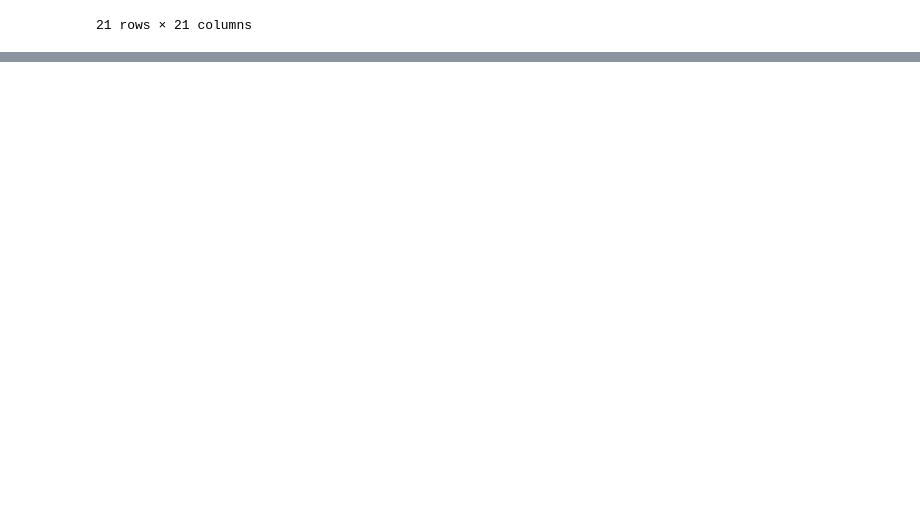
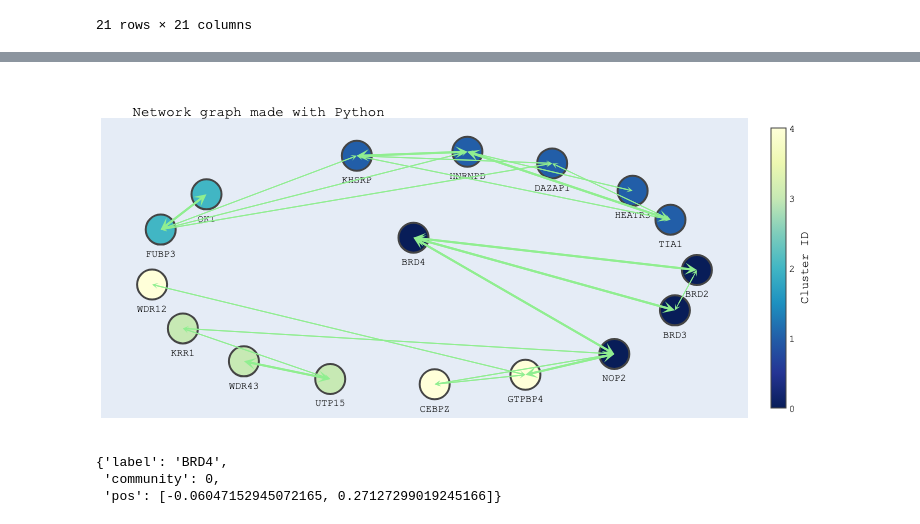
Before and after one commit to gyorilab/indra_may_institute, a Jupyter notebook: Module7.ipynb, the cells around one changed output, grey strips where cells are left out. Drawn from its saved outputs; the diff is of its cells as text; code cells hidden in the pictures; blank space fills up the shorter version.

Commit message:
Add back plotly graphs for additional interpretation

```diff
--- a/Module7.ipynb
+++ b/Module7.ipynb
@@ -401,0 +453,4 @@ ga.save_pdf(file_name='graph2.pdf', prog='dot')
+# %%
+def find_communities(G, weight='evidence_count'):
+    """Return the communities of a networkx graph using a custom weight attribute."""
+    return nx.community.louvain_communities(G, weight=weight)
@@ -401,0 +485,11 @@ ga.save_pdf(file_name='graph2.pdf', prog='dot')
+# %%
+def construct_networkx_graph(subnetwork_relations):
+    """Return a custom networkx graph from INDRA subnetwork relations."""
+    G = initialize_networkx_graph(subnetwork_relations)
+    communities = find_communities(G)
+    initial_pos = generate_node_initial_positions(G, communities)
+    apply_layout_to_graph(G, initial_pos)
+    return G
+
+
+G = construct_networkx_graph(subnetwork_relations)
@@ -401,0 +581,29 @@ ga.save_pdf(file_name='graph2.pdf', prog='dot')
+# %%
+def show_plotly_graph(nodes, arrows):
+    """Visualize the network based on the list of nodes and arrows."""
+    fig = go.Figure(data=nodes,
+                    layout=go.Layout(
+                        title='<br>Network graph made with Python',
+                        font=dict(
+                            family="Courier New, monospace",
+                            size=10,
+                            color="Black"
+                        ),
+                        annotations=arrows,
+                        showlegend=False,
+                        hovermode='closest',
+                        margin=dict(b=20, l=5, r=5, t=40),
+                        xaxis=dict(showgrid=False, zeroline=False, showticklabels=False),
+                        yaxis=dict(showgrid=False, zeroline=False, showticklabels=False))
+                    )
+    fig.show()
+# %%
+def create_plotly_graph(G):
+    """Generate and visualize a custom network from a networkx graph."""
+    edges = construct_arrows(G)
+    edge_midpoints = construct_arrow_labels(G)
+    nodes = construct_node_trace(G)
+    show_plotly_graph([edge_midpoints, nodes], edges)
+# %%
+create_plotly_graph(G)
+# %% [output]
@@ -401,0 +611,7 @@ ga.save_pdf(file_name='graph2.pdf', prog='dot')
+[figure, added]
+# %%
+G.nodes['13575']
+# %% [output]
+{'label': 'BRD4',
+ 'community': 0,
+ 'pos': [-0.06047152945072165, 0.27127299019245166]}
```
Also changed, not shown: parts of 18 cells of this notebook, 1 other file.
